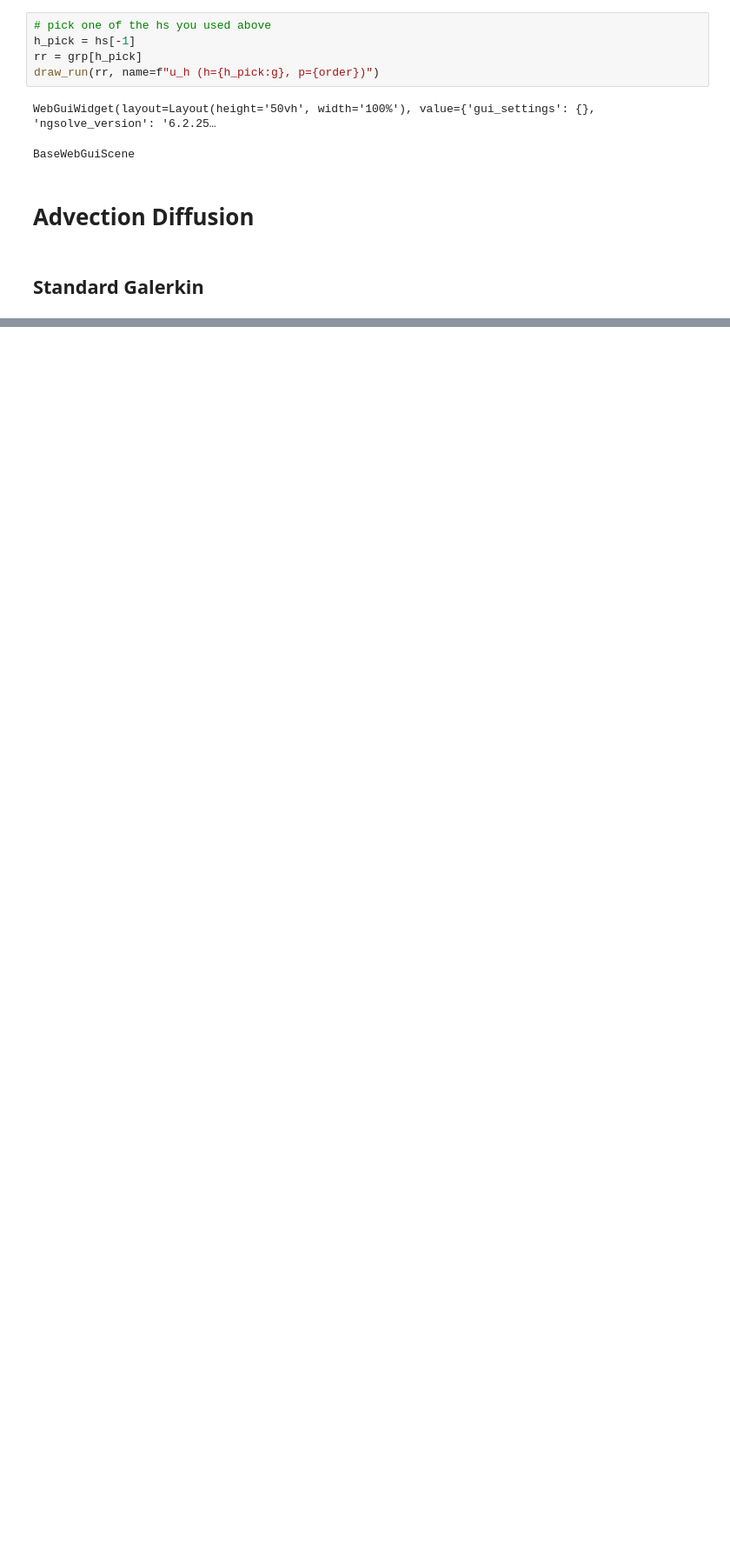
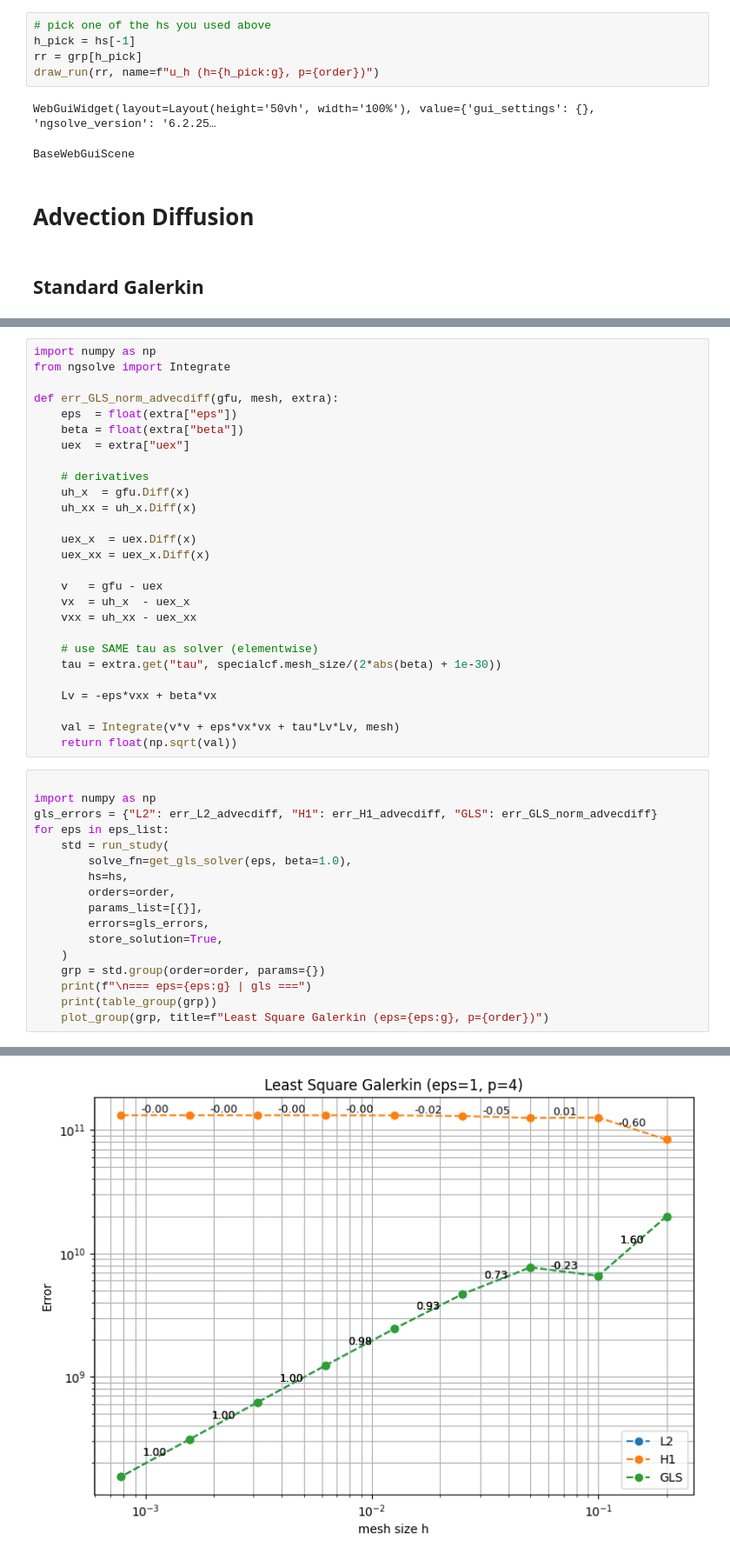
Before and after one commit to teaVeloper/NumericalPDE, a Jupyter notebook: Exercises_7.ipynb, the cells around one changed output, grey strips where cells are left out. Shown: that part at 87% size. Cells and saved outputs as stored; diff of their text form; blank space fills up the shorter version.

```diff
--- a/Exercises_7.ipynb
+++ b/Exercises_7.ipynb
@@ -1005,0 +692,45 @@ h               L2 error                L2 rate         H1 error
+# %%
+import numpy as np
+from ngsolve import Integrate
+
+def err_GLS_norm_advecdiff(gfu, mesh, extra):
+    eps  = float(extra["eps"])
+    beta = float(extra["beta"])
+    uex  = extra["uex"]
+
+    # derivatives
+    uh_x  = gfu.Diff(x)
+    uh_xx = uh_x.Diff(x)
+
+    uex_x  = uex.Diff(x)
+    uex_xx = uex_x.Diff(x)
+
+    v   = gfu - uex
+    vx  = uh_x  - uex_x
+    vxx = uh_xx - uex_xx
+
+    # use SAME tau as solver (elementwise)
+    tau = extra.get("tau", specialcf.mesh_size/(2*abs(beta) + 1e-30))
+
+    Lv = -eps*vxx + beta*vx
+
+    val = Integrate(v*v + eps*vx*vx + tau*Lv*Lv, mesh)
+    return float(np.sqrt(val))
+# %%
+
+import numpy as np
+gls_errors = {"L2": err_L2_advecdiff, "H1": err_H1_advecdiff, "GLS": err_GLS_norm_advecdiff}
+for eps in eps_list:
+    std = run_study(
+        solve_fn=get_gls_solver(eps, beta=1.0),
+        hs=hs,
+        orders=order,
+        params_list=[{}],
+        errors=gls_errors,
+        store_solution=True,
+    )
+    grp = std.group(order=order, params={})
+    print(f"\n=== eps={eps:g} | gls ===")
+    print(table_group(grp))
+    plot_group(grp, title=f"Least Square Galerkin (eps={eps:g}, p={order})")
+# %% [output]
@@ -1005,0 +750 @@ h               L2 error                L2 rate         H1 error
+[figure, added]
```
Also changed, not shown: parts of 27 cells of this notebook, 1 other file.
